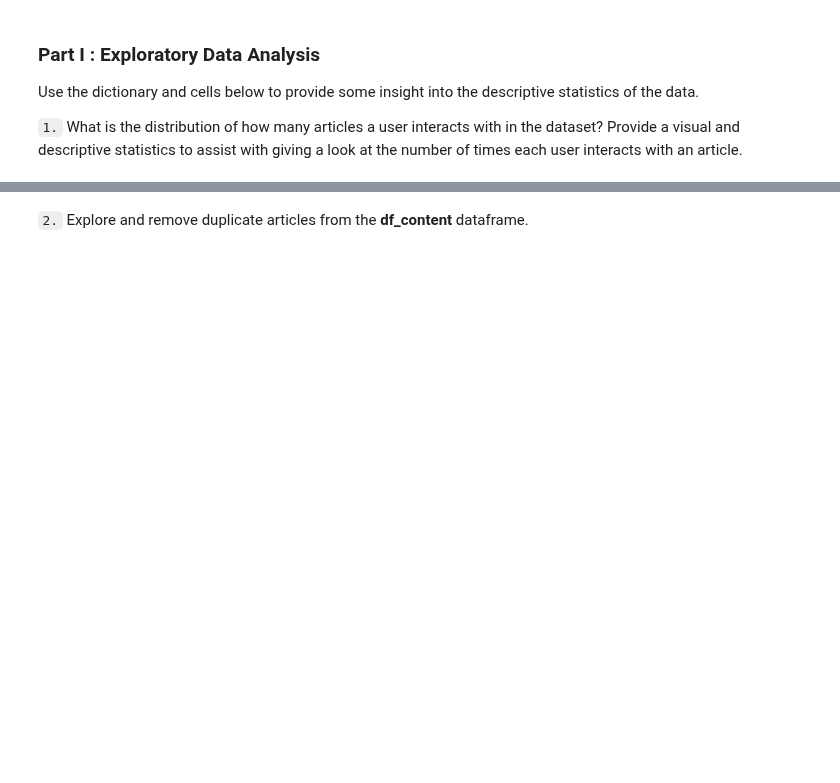
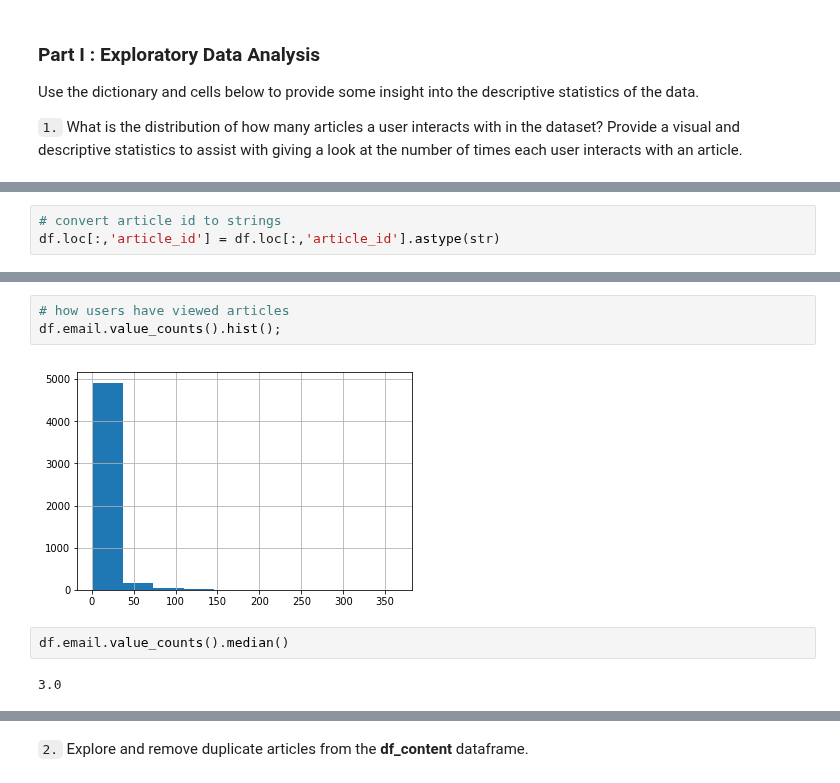
Before and after one commit to ksprashu/project-filtering_recommendation_articles, a Jupyter notebook: Recommendations_with_IBM.ipynb, the cells around one changed output, grey strips where cells are left out. Drawn from its saved outputs; the diff is of its cells as text; blank space fills up the shorter version.

```diff
--- a/Recommendations_with_IBM.ipynb
+++ b/Recommendations_with_IBM.ipynb
@@ -46,0 +86,3 @@ Use the dictionary and cells below to provide some insight into the descriptive
+# %%
+# convert article id to strings
+df.loc[:,'article_id'] = df.loc[:,'article_id'].astype(str)
@@ -46,0 +111,9 @@ Use the dictionary and cells below to provide some insight into the descriptive
+# %%
+# how users have viewed articles
+df.email.value_counts().hist();
+# %% [output]
+[figure, added]
+# %%
+df.email.value_counts().median()
+# %% [output]
+3.0
```
Also changed, not shown: parts of 68 cells of this notebook, 1 other file.
